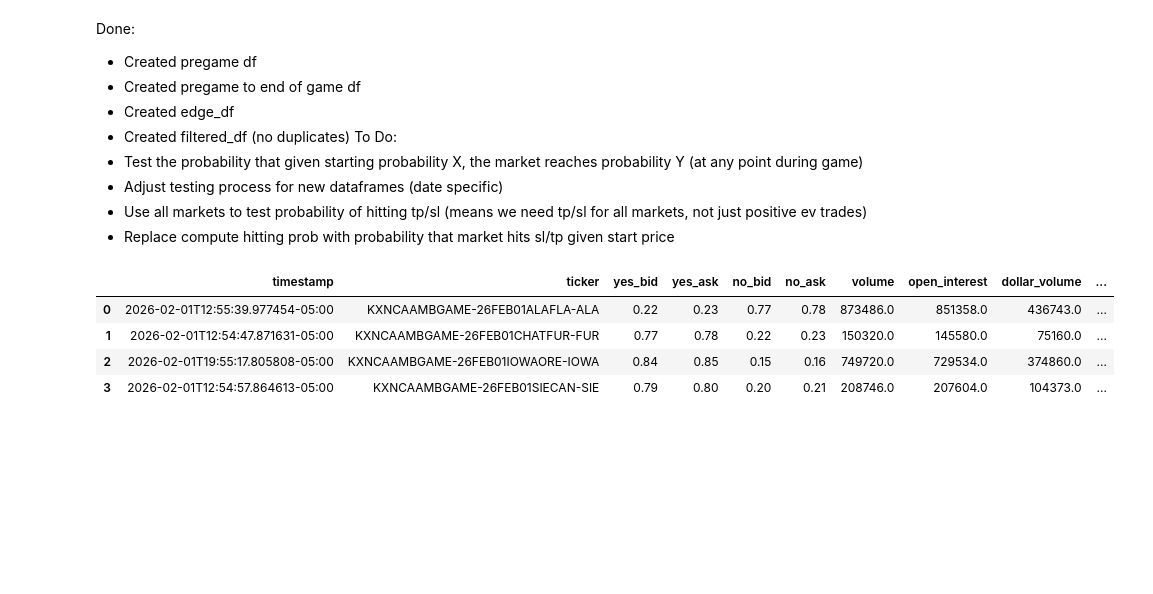
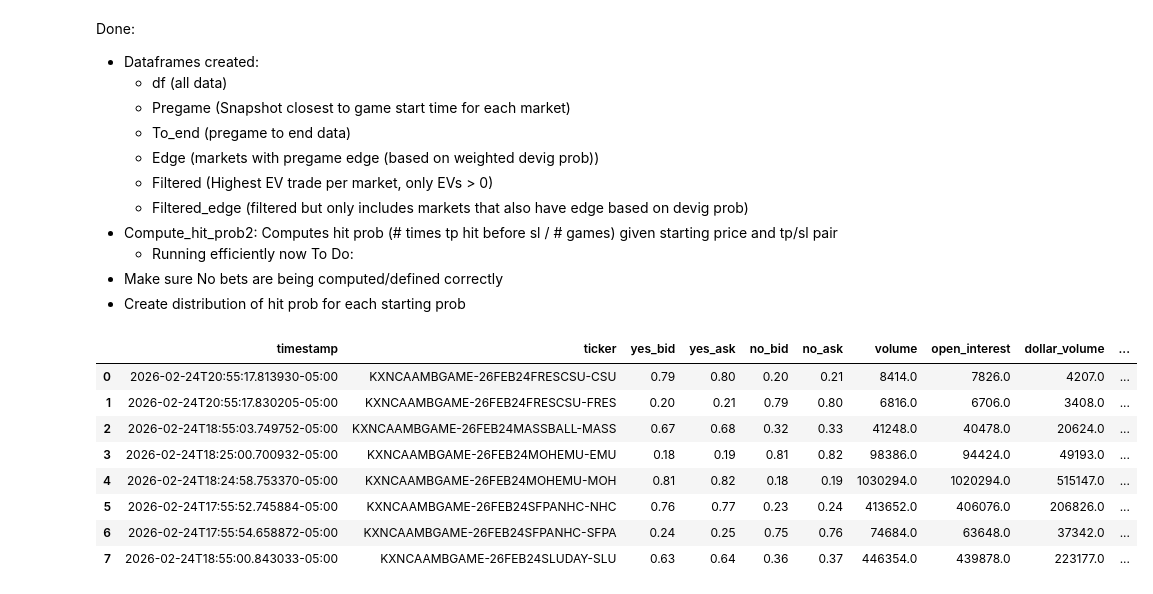
Before and after one commit to bassuaz24/kalshi_bets, a Jupyter notebook: base/analysis/data_analysis.ipynb, the cells around one changed output. Drawn from its saved outputs; the diff is of its cells as text; code cells hidden in the pictures; blank space fills up the shorter version.

```diff
--- a/base/analysis/data_analysis.ipynb
+++ b/base/analysis/data_analysis.ipynb
@@ -16,18 +17,21 @@ from scipy.special import expit, logit
 from rapidfuzz.fuzz import ratio
 # %% [markdown]
 Done:
-- Created pregame df
-- Created pregame to end of game df
-- Created edge_df
-- Created filtered_df (no duplicates)
+- Dataframes created:
+    - df (all data)
+    - Pregame (Snapshot closest to game start time for each market)
+    - To_end (pregame to end data)
+    - Edge (markets with pregame edge (based on weighted devig prob))
+    - Filtered (Highest EV trade per market, only EVs > 0)
+    - Filtered_edge (filtered but only includes markets that also have edge based on devig prob)
+- Compute_hit_prob2: Computes hit prob (# times tp hit before sl / # games) given starting price and tp/sl pair
+    - Running efficiently now
 To Do:
-- Test the probability that given starting probability X, the market reaches probability Y (at any point during game)
-- Adjust testing process for new dataframes (date specific)
-- Use all markets to test probability of hitting tp/sl (means we need tp/sl for all markets, not just positive ev trades)
-- Replace compute hitting prob with probability that market hits sl/tp given start price
+- Make sure No bets are being computed/defined correctly
+- Create distribution of hit prob for each starting prob
 # %%
 start_date = '2026-01-30'
-end_date = '2026-02-11'
+end_date = '2026-03-04'
 sport = 'NCAAMB' #NCAAMB, NCAAWB, NBA, ATP, WTA, MLB
 market = "GAME" #GAME, SPREAD, TOTAL
 
@@ -42,7 +46,10 @@ pregame_df_dict = {}
 
 for date in date_range:
     date_str = date.strftime('%Y-%m-%d')
-    df = pd.read_csv(f"../data_collection/kalshi_data/kalshi_logs/{date_str}/joined_{date_str}.csv")
+    file_path = f"../data_collection/kalshi_data/kalshi_logs/{date_str}/joined_{date_str}.csv"
+    if not os.path.exists(file_path):
+        continue
+    df = pd.read_csv(file_path)
 
     df = df[df['match_status'] == 'matched']
     df = df[df['ticker'].str.startswith(f"KX{sport}{market}", na=False)]
@@ -125,16 +132,19 @@ for date_str in pregame_df_dict.keys():
     edge_df.reset_index(drop=True, inplace=True)
     edge_df = edge_df.drop(columns = ['title', 'status', 'market_type', 'event_start_time', 'oddsapi_game_id', 'oddsapi_fetch_timestamp', 'oddsapi_start_time', 'oddsapi_home_team', 'oddsapi_away_team', 'match_status'])
 
-    if (len(edge_df) == 0):
-        continue
+
 
     edge_df_dict[date_str] = edge_df.copy()
 # %%
-edge_df_dict['2026-02-01']
+edge_df_dict['2026-02-24']
 # %% [output]
 |  | timestamp | ticker | yes_bid | yes_ask | no_bid | no_ask | volume | open_interest | dollar_volume | ... |
-| 0 | 2026-02-01T12:55:39.977454-05:00 | KXNCAAMBGAME-26FEB01ALAFLA-ALA | 0.22 | 0.23 | 0.77 | 0.78 | 873486.0 | 851358.0 | 436743.0 | ... |
-| 1 | 2026-02-01T12:54:47.871631-05:00 | KXNCAAMBGAME-26FEB01CHATFUR-FUR | 0.77 | 0.78 | 0.22 | 0.23 | 150320.0 | 145580.0 | 75160.0 | ... |
-| 2 | 2026-02-01T19:55:17.805808-05:00 | KXNCAAMBGAME-26FEB01IOWAORE-IOWA | 0.84 | 0.85 | 0.15 | 0.16 | 749720.0 | 729534.0 | 374860.0 | ... |
-| 3 | 2026-02-01T12:54:57.864613-05:00 | KXNCAAMBGAME-26FEB01SIECAN-SIE | 0.79 | 0.80 | 0.20 | 0.21 | 208746.0 | 207604.0 | 104373.0 | ... |
+| 0 | 2026-02-24T20:55:17.813930-05:00 | KXNCAAMBGAME-26FEB24FRESCSU-CSU | 0.79 | 0.80 | 0.20 | 0.21 | 8414.0 | 7826.0 | 4207.0 | ... |
+| 1 | 2026-02-24T20:55:17.830205-05:00 | KXNCAAMBGAME-26FEB24FRESCSU-FRES | 0.20 | 0.21 | 0.79 | 0.80 | 6816.0 | 6706.0 | 3408.0 | ... |
+| 2 | 2026-02-24T18:55:03.749752-05:00 | KXNCAAMBGAME-26FEB24MASSBALL-MASS | 0.67 | 0.68 | 0.32 | 0.33 | 41248.0 | 40478.0 | 20624.0 | ... |
+| 3 | 2026-02-24T18:25:00.700932-05:00 | KXNCAAMBGAME-26FEB24MOHEMU-EMU | 0.18 | 0.19 | 0.81 | 0.82 | 98386.0 | 94424.0 | 49193.0 | ... |
+| 4 | 2026-02-24T18:24:58.753370-05:00 | KXNCAAMBGAME-26FEB24MOHEMU-MOH | 0.81 | 0.82 | 0.18 | 0.19 | 1030294.0 | 1020294.0 | 515147.0 | ... |
+| 5 | 2026-02-24T17:55:52.745884-05:00 | KXNCAAMBGAME-26FEB24SFPANHC-NHC | 0.76 | 0.77 | 0.23 | 0.24 | 413652.0 | 406076.0 | 206826.0 | ... |
+| 6 | 2026-02-24T17:55:54.658872-05:00 | KXNCAAMBGAME-26FEB24SFPANHC-SFPA | 0.24 | 0.25 | 0.75 | 0.76 | 74684.0 | 63648.0 | 37342.0 | ... |
+| 7 | 2026-02-24T18:55:00.843033-05:00 | KXNCAAMBGAME-26FEB24SLUDAY-SLU | 0.63 | 0.64 | 0.36 | 0.37 | 446354.0 | 439878.0 | 223177.0 | ... |
 # %%
```
Also changed, not shown: parts of 19 cells of this notebook, 16 other files.
